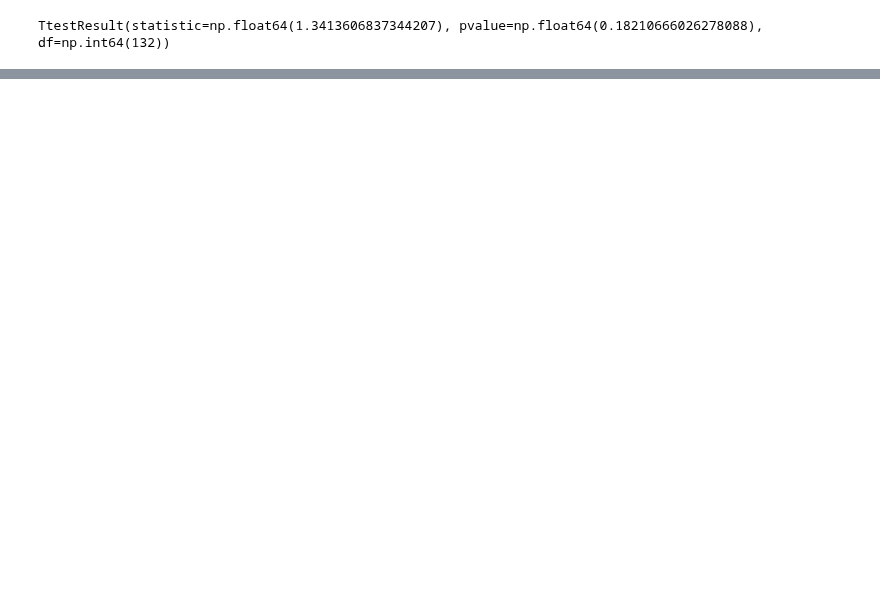
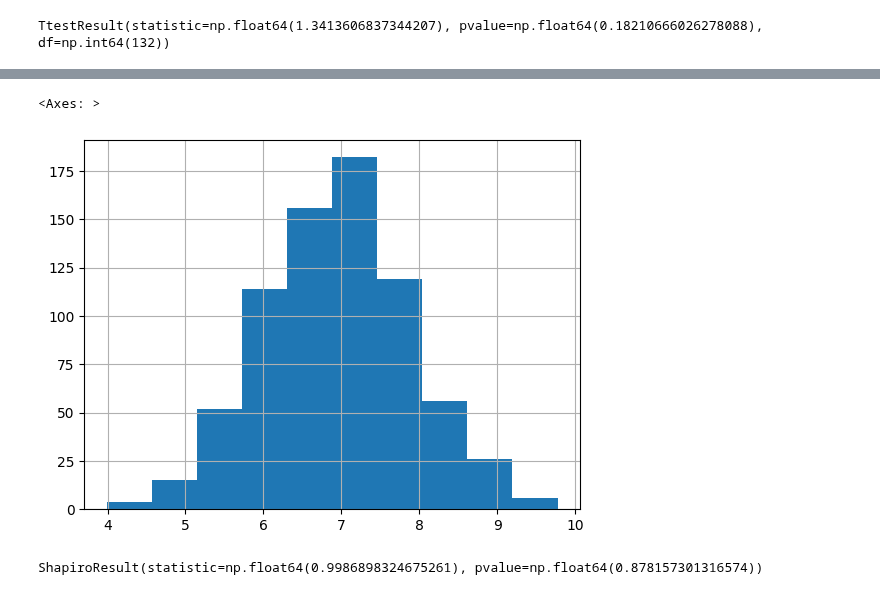
Before and after one commit to docroch/learning-data-science, a Jupyter notebook: examples/inferential-statistics/t-test.ipynb, the cells around one changed output, grey strips where cells are left out. Cells and saved outputs as stored; diff of their text form; code cells hidden in the pictures; blank space fills up the shorter version.

```diff
--- a/examples/inferential-statistics/t-test.ipynb
+++ b/examples/inferential-statistics/t-test.ipynb
@@ -51,0 +58,10 @@ population_mean = 3.2
+# %%
+df_ielts_irq['ielts'].hist()
+# %% [output]
+<Axes: >
+[figure, added]
+# %%
+from scipy.stats import shapiro
+shapiro(df_ielts_irq['ielts'])
+# %% [output]
+ShapiroResult(statistic=np.float64(0.9986898324675261), pvalue=np.float64(0.878157301316574))
```
Also changed, not shown: parts of 16 cells of this notebook.
